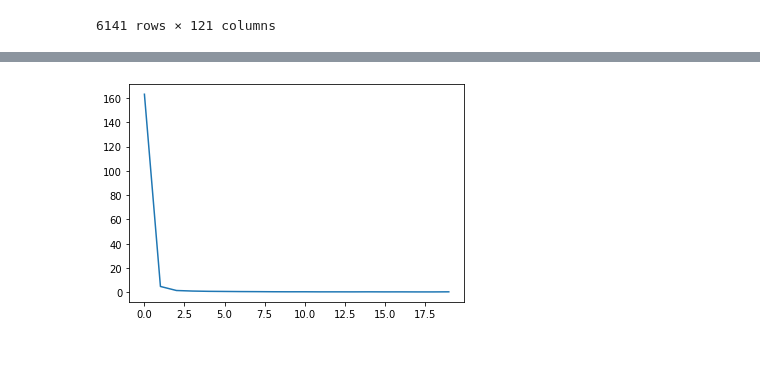
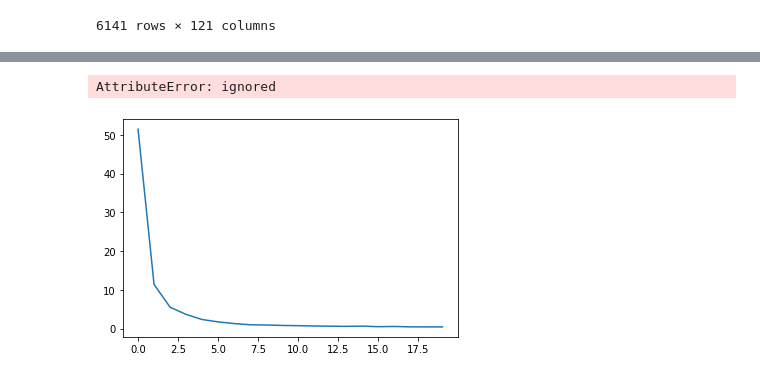
Before and after one commit to Hameon4/Tensorflow-2.0-Practice, a Jupyter notebook: EBTIC_Advanced_AI_training.ipynb, the cells around one changed output, grey strips where cells are left out. Cells and saved outputs as stored; diff of their text form; code cells hidden in the pictures.

```diff
--- a/EBTIC_Advanced_AI_training.ipynb
+++ b/EBTIC_Advanced_AI_training.ipynb
@@ -23,3 +39,10 @@ df
 | 6139 | 52 | 12 | 0 | 26 | 13 | 5 | 38 | 291 | 1 | 5 | ... |
 | 6140 | 0 | 23 | 0 | 0 | 2 | 10 | 2 | 0 | 2 | 0 | ... |
 6141 rows × 121 columns
+# %%
+X = df.drop(columns = ['Label']).copy()
+y = df['Label']
+X_train, X_test, y_train, y_test = train_test_split(X, y, train_size=0.8)
+
+#Validation SPlit
+X_valid, X__sub_test, y_valid, y_sub_test = train_test_split(X_test,y_test, test_size=0.5)
@@ -26,11 +51,13 @@ df
 # %%
-Input = tf.keras.Input((120, 1))
-conv = tf.keras.layers.Conv1D(1, 70, 5)(Input)
-conv = tf.keras.layers.Flatten(name="regions")(conv)
-clf = tf.keras.layers.Dense(2, activation="sigmoid")(conv)
-model = tf.keras.Model(inputs=Input, outputs=clf)
+# 2 - Build/Instantiate the model
+model = tf.keras.models.Sequential([
+  tf.keras.layers.Input(shape=(120, 1)),
+  tf.keras.layers.Conv1D(1, 70, 5),
+  tf.keras.layers.MaxPool1D(),
+  tf.keras.layers.Flatten(name='regions'),
+  tf.keras.layers.Dense(2, activation='sigmoid'),
+])
+model.compile(optimizer='adam', loss='binary_crossentropy', metrics=['accuracy'])
-# %%
-model.compile(loss=tf.keras.losses.BinaryCrossentropy())
 # %%
 model.summary()
 # %% [output]
@@ -52,6 +80,2 @@ Trainable params: 95
 Non-trainable params: 0
 _________________________________________________________________
-# %%
-from sklearn.preprocessing import OneHotEncoder
-y_train = OneHotEncoder().fit_transform(df["Label"].values.reshape(-1, 1)).toarray()
-y_train
@@ -91,6 +91,6 @@ Epoch 20/20
-# %%
-import matplotlib.pyplot as plt
-
-plt.plot(hist.history["loss"]);
-# %% [output]
-[figure, removed]
+# %%
+plt.plot(hist.history["loss"], label='Train')
+plt.plot(X_train['accuracy'], label='Val')
+# %% [output]
+AttributeError: ignored
+[figure, added]
```
Also changed, not shown: parts of 6 cells of this notebook.
